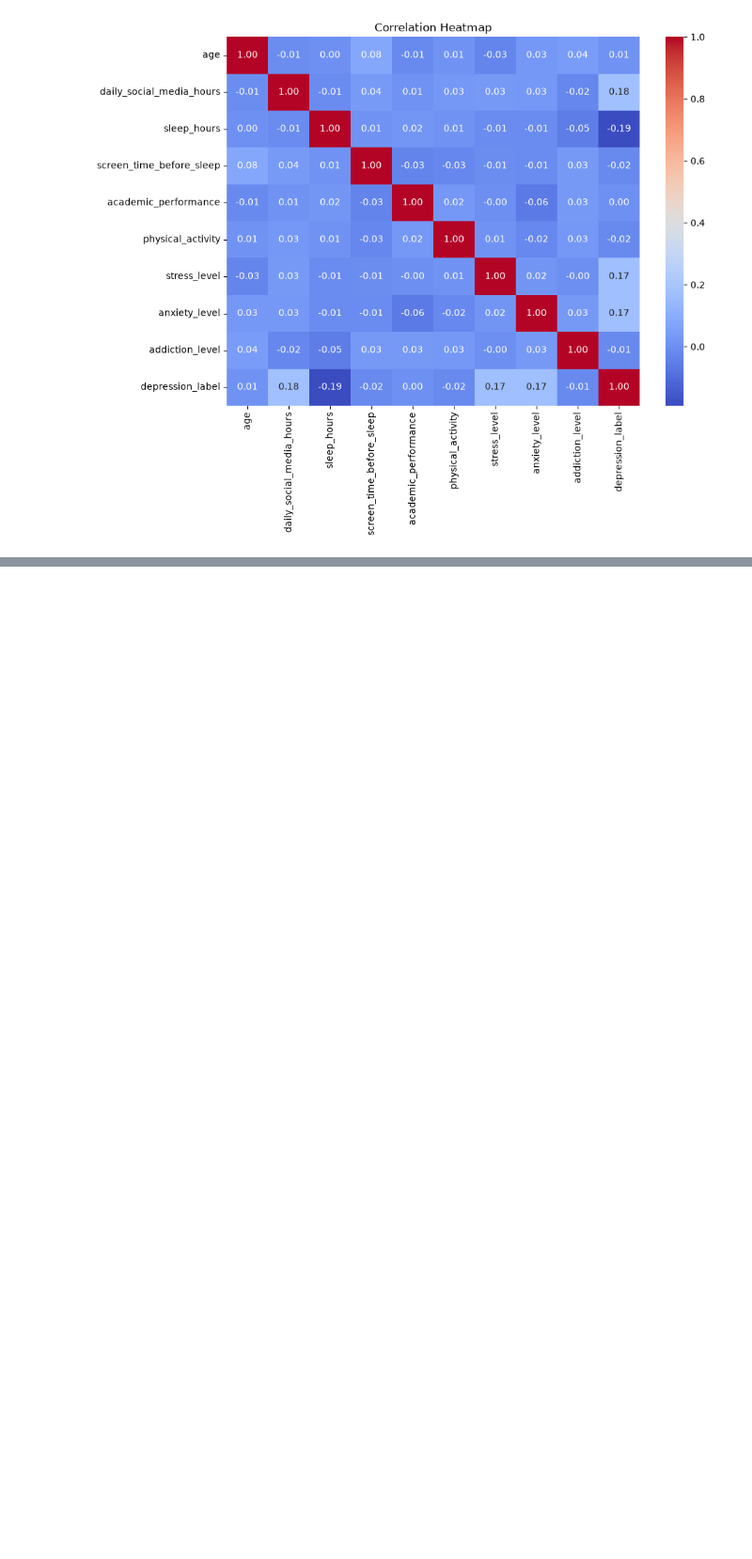
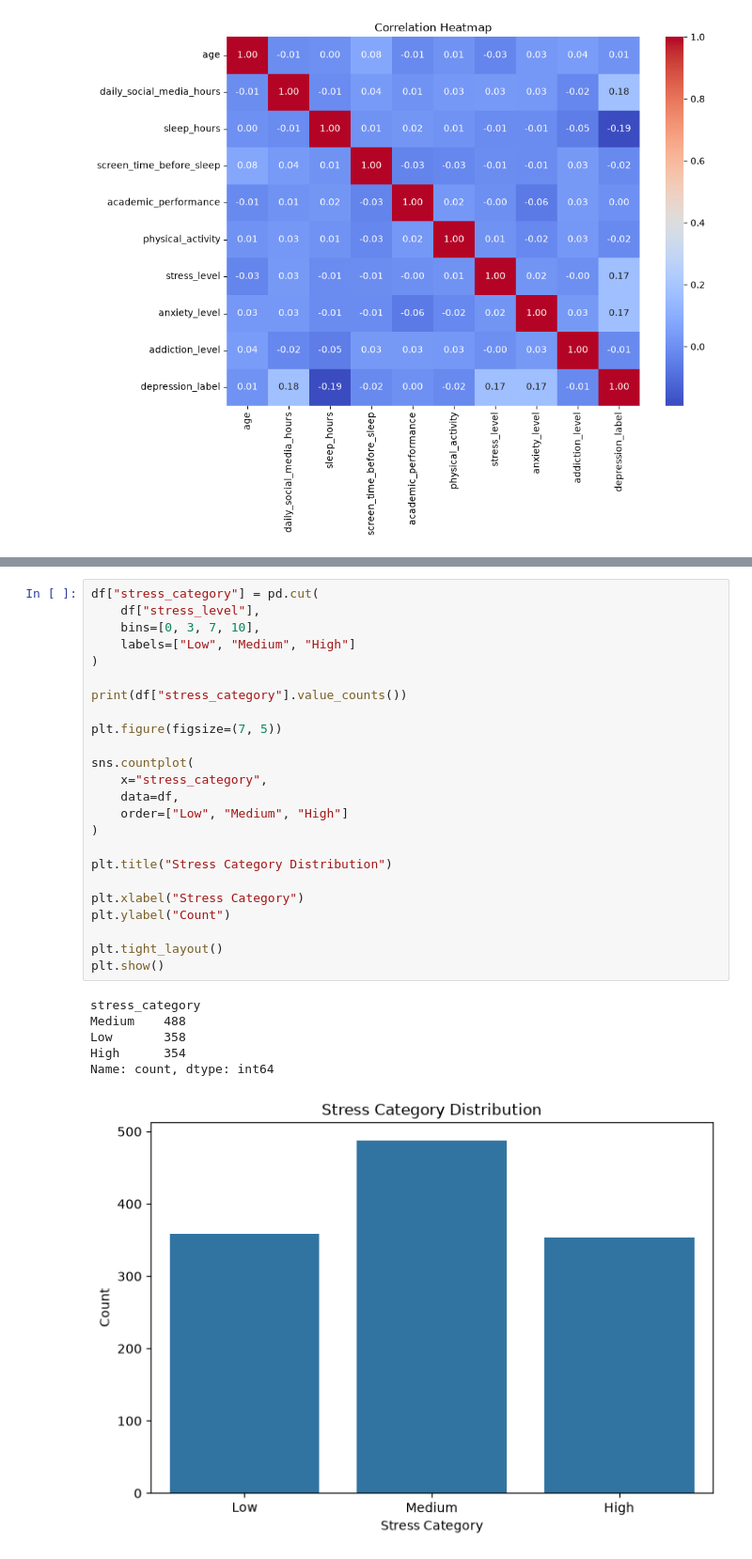
Before and after one commit to mayes98/Social_media, a Jupyter notebook: notebooks/stress_level_prediction_and_explainability.ipynb, the cells around one changed output, grey strips where cells are left out. Shown at 94% size. Cells and saved outputs as stored; diff of their text form; blank space fills up the shorter version.

```diff
--- a/notebooks/stress_level_prediction_and_explainability.ipynb
+++ b/notebooks/stress_level_prediction_and_explainability.ipynb
@@ -150,0 +204,31 @@ plt.show()
+# %%
+df["stress_category"] = pd.cut(
+    df["stress_level"],
+    bins=[0, 3, 7, 10],
+    labels=["Low", "Medium", "High"]
+)
+
+print(df["stress_category"].value_counts())
+
+plt.figure(figsize=(7, 5))
+
+sns.countplot(
+    x="stress_category",
+    data=df,
+    order=["Low", "Medium", "High"]
+)
+
+plt.title("Stress Category Distribution")
+
+plt.xlabel("Stress Category")
+plt.ylabel("Count")
+
+plt.tight_layout()
+plt.show()
+# %% [output]
+stress_category
+Medium    488
+Low       358
+High      354
+Name: count, dtype: int64
+[figure, added]
```
Also changed, not shown: parts of 9 cells of this notebook, 3 other files.
